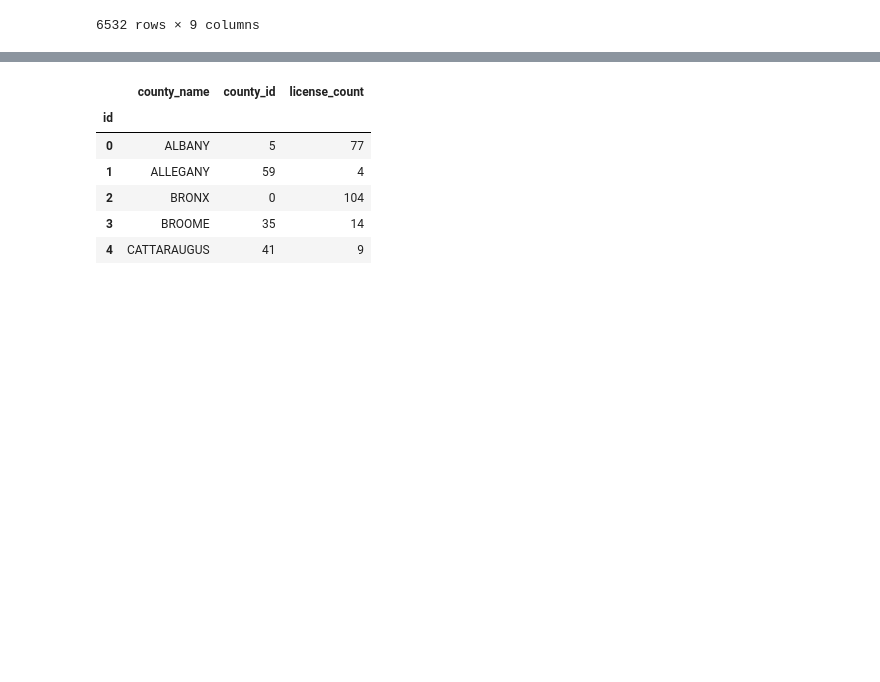
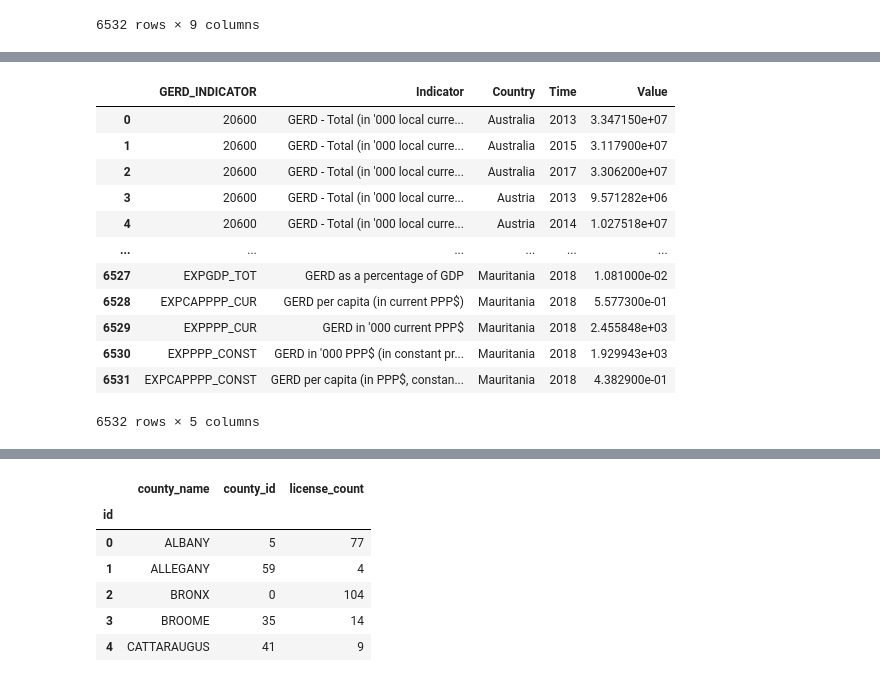
Before and after one commit to mchrzanowski27/Project2, a Jupyter notebook: Project2-Group3.ipynb, the cells around one changed output, grey strips where cells are left out. Cells and saved outputs as stored; diff of their text form; code cells hidden in the pictures; blank space fills up the shorter version.

```diff
--- a/Project2-Group3.ipynb
+++ b/Project2-Group3.ipynb
@@ -85,0 +92,18 @@ premise_transformed.head()
+# %%
+# Rename the column headers
+GERD_df=GERD_df.rename(columns={'INDICATOR':'GERD_INDICATOR'})
+GERD_df
+# %% [output]
+|  | GERD_INDICATOR | Indicator | Country | Time | Value |
+| 0 | 20600 | GERD - Total (in '000 local curre... | Australia | 2013 | 3.347150e+07 |
+| 1 | 20600 | GERD - Total (in '000 local curre... | Australia | 2015 | 3.117900e+07 |
+| 2 | 20600 | GERD - Total (in '000 local curre... | Australia | 2017 | 3.306200e+07 |
+| 3 | 20600 | GERD - Total (in '000 local curre... | Austria | 2013 | 9.571282e+06 |
+| 4 | 20600 | GERD - Total (in '000 local curre... | Austria | 2014 | 1.027518e+07 |
+| ... | ... | ... | ... | ... | ... |
+| 6527 | EXPGDP_TOT | GERD as a percentage of GDP | Mauritania | 2018 | 1.081000e-02 |
+| 6528 | EXPCAPPPP_CUR | GERD per capita (in current PPP$) | Mauritania | 2018 | 5.577300e-01 |
+| 6529 | EXPPPP_CUR | GERD in '000 current PPP$ | Mauritania | 2018 | 2.455848e+03 |
+| 6530 | EXPPPP_CONST | GERD in '000 PPP$ (in constant pr... | Mauritania | 2018 | 1.929943e+03 |
+| 6531 | EXPCAPPPP_CONST | GERD per capita (in PPP$, constan... | Mauritania | 2018 | 4.382900e-01 |
+6532 rows × 5 columns
```
Also changed, not shown: parts of 10 cells of this notebook.
